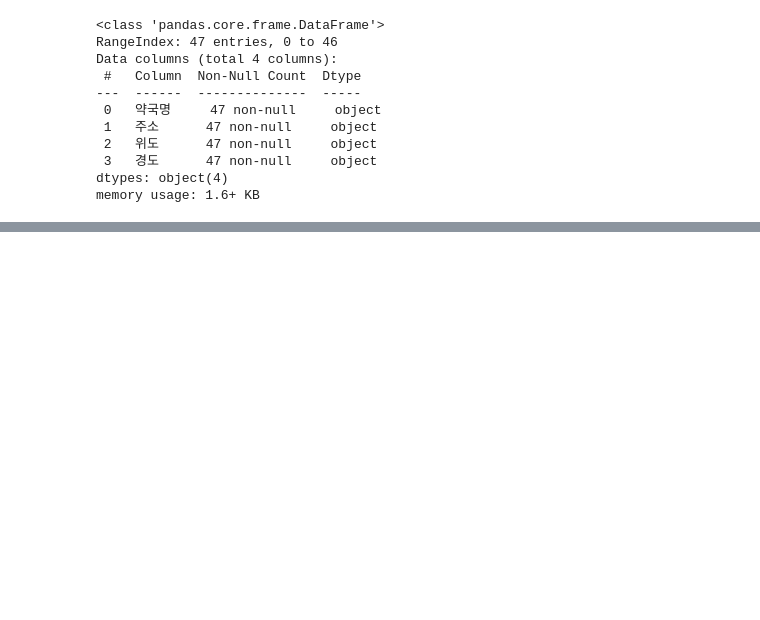
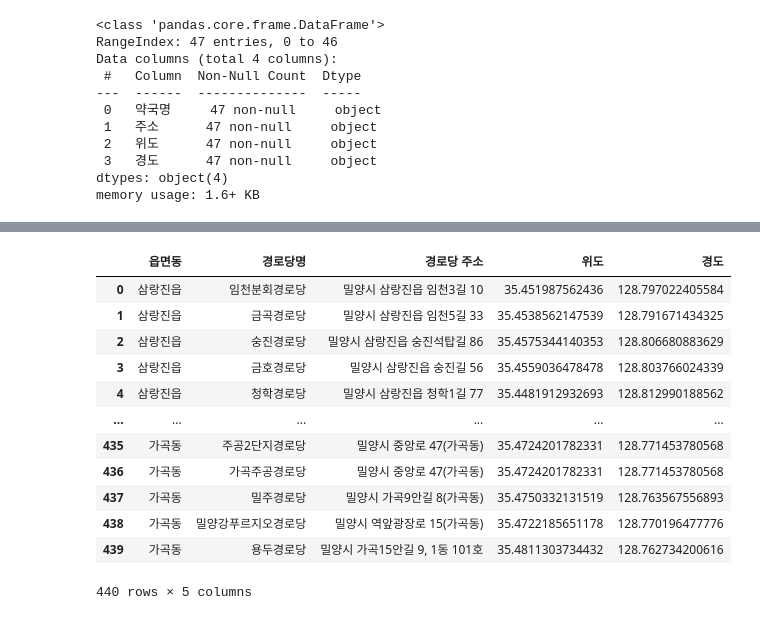
Before and after one commit to Jwainlee/Dwita, a Jupyter notebook: project3_1.ipynb, the cells around one changed output, grey strips where cells are left out. Saved outputs shown, nothing was run; the diff lists cells and outputs as text; code cells hidden in the pictures; blank space fills up the shorter version.

```diff
--- a/project3_1.ipynb
+++ b/project3_1.ipynb
@@ -198,3 +201,8 @@ memory usage: 4.9+ KB
+# %%
+hos['주소'] = hos['주소_x']
+for i in range(len(hos)):
+    if pd.isna(hos['주소'][i]) is True:
+        hos['주소'][i] = hos['주소_y'][i]
 # %%
 hos.head()
 # %% [output]
@@ -209,4 +214,0 @@ import numpy as np
-# %%
-for i in range(len(hos)):
-    con = np.logical_and(hos['주소_x'][i] is None, hos['주소_y'][i] is None)
-con.sum()
@@ -215,4 +214,0 @@ con.sum()
-# %%
-for i in range(len(hos)):
-    if hos['주소'][i] is None:
-        hos['주소'][i] = hos['주소_y'][i]
@@ -678,0 +805,16 @@ hospital.head()
+# %%
+place1
+# %% [output]
+|  | 읍면동 | 경로당명 | 경로당 주소 | 위도 | 경도 |
+| 0 | 삼랑진읍 | 임천분회경로당 | 밀양시 삼랑진읍 임천3길 10 | 35.451987562436 | 128.797022405584 |
+| 1 | 삼랑진읍 | 금곡경로당 | 밀양시 삼랑진읍 임천5길 33 | 35.4538562147539 | 128.791671434325 |
+| 2 | 삼랑진읍 | 숭진경로당 | 밀양시 삼랑진읍 숭진석탑길 86 | 35.4575344140353 | 128.806680883629 |
+| 3 | 삼랑진읍 | 금호경로당 | 밀양시 삼랑진읍 숭진길 56 | 35.4559036478478 | 128.803766024339 |
+| 4 | 삼랑진읍 | 청학경로당 | 밀양시 삼랑진읍 청학1길 77 | 35.4481912932693 | 128.812990188562 |
+| ... | ... | ... | ... | ... | ... |
+| 435 | 가곡동 | 주공2단지경로당 | 밀양시 중앙로 47(가곡동) | 35.4724201782331 | 128.771453780568 |
+| 436 | 가곡동 | 가곡주공경로당 | 밀양시 중앙로 47(가곡동) | 35.4724201782331 | 128.771453780568 |
+| 437 | 가곡동 | 밀주경로당 | 밀양시 가곡9안길 8(가곡동) | 35.4750332131519 | 128.763567556893 |
+| 438 | 가곡동 | 밀양강푸르지오경로당 | 밀양시 역앞광장로 15(가곡동) | 35.4722185651178 | 128.770196477776 |
+| 439 | 가곡동 | 용두경로당 | 밀양시 가곡15안길 9, 1동 101호 | 35.4811303734432 | 128.762734200616 |
+440 rows × 5 columns
```
Also changed, not shown: parts of 31 cells of this notebook.
